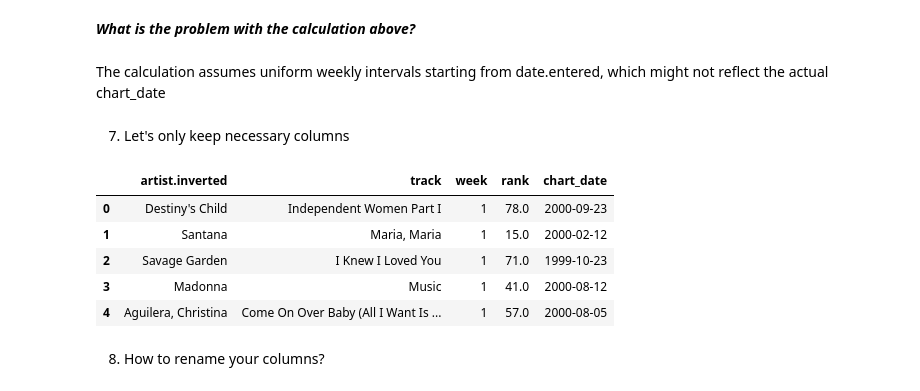
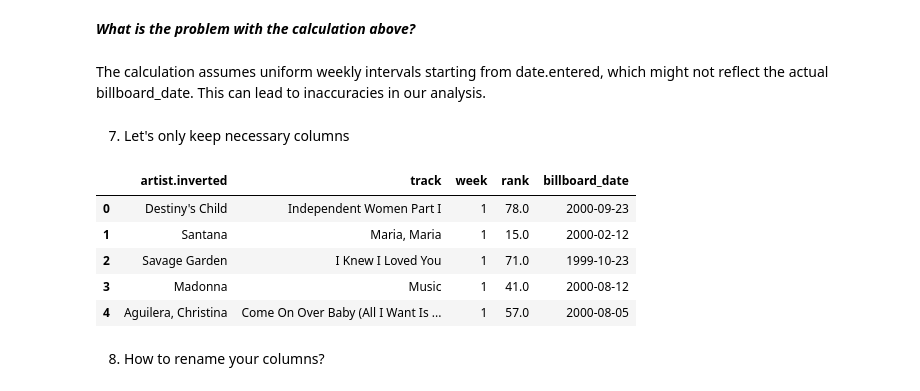
Before and after one commit to ParthiOS/PROG8245Lab4, a Jupyter notebook: week5Lab_Students.ipynb, the cells around one changed output. Cells and saved outputs as stored; diff of their text form; code cells hidden in the pictures.

```diff
--- a/week5Lab_Students.ipynb
+++ b/week5Lab_Students.ipynb
@@ -182,8 +197,8 @@ Next, let's try to find the date at which the song ranked the number that is sho
 6. To do that let's first think of the equation that is going to get us the relevant date at which the song ranked the *rth*.
 # %%
 
-
-BBdf_melted['chart_date'] = pd.to_datetime(BBdf_melted['date.entered']) + pd.to_timedelta(BBdf_melted['week'] - 1, unit='W')
+## us time delta to add a new column that shows the chart date
+BBdf_melted['billboard_date'] = pd.to_datetime(BBdf_melted['date.entered']) + pd.to_timedelta(BBdf_melted['week'] - 1, unit='W')
 BBdf_melted.head()
 # %% [output]
 |  | year | artist.inverted | track | time | genre | date.entered | date.peaked | week | rank | ... |
@@ -197,15 +212,16 @@ BBdf_melted.head()
 # %% [markdown]
 ***What is the problem with the calculation above?***
 # %% [markdown]
-The calculation assumes uniform weekly intervals starting from date.entered, which might not reflect the actual chart_date
+The calculation assumes uniform weekly intervals starting from date.entered, which might not reflect the actual billboard_date. This can lead to inaccuracies in our analysis.
 # %% [markdown]
 7. Let's only keep necessary columns
 # %%
-BBdf_clean = BBdf_melted[['artist.inverted', 'track', 'week', 'rank', 'chart_date']]
+## remove unecesssary columns
+BBdf_clean = BBdf_melted[['artist.inverted', 'track', 'week', 'rank', 'billboard_date']]
 
 BBdf_clean.head()
 # %% [output]
-|  | artist.inverted | track | week | rank | chart_date |
+|  | artist.inverted | track | week | rank | billboard_date |
 | 0 | Destiny's Child | Independent Women Part I | 1 | 78.0 | 2000-09-23 |
 | 1 | Santana | Maria, Maria | 1 | 15.0 | 2000-02-12 |
 | 2 | Savage Garden | I Knew I Loved You | 1 | 71.0 | 1999-10-23 |
```
Also changed, not shown: parts of 34 cells of this notebook.
